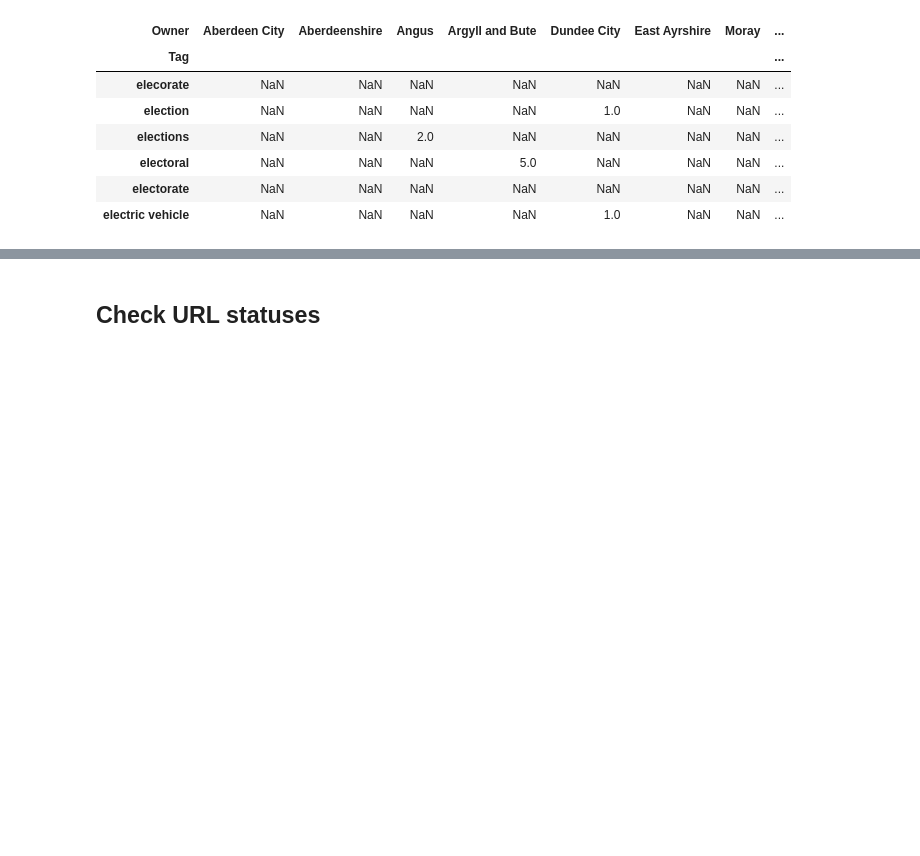
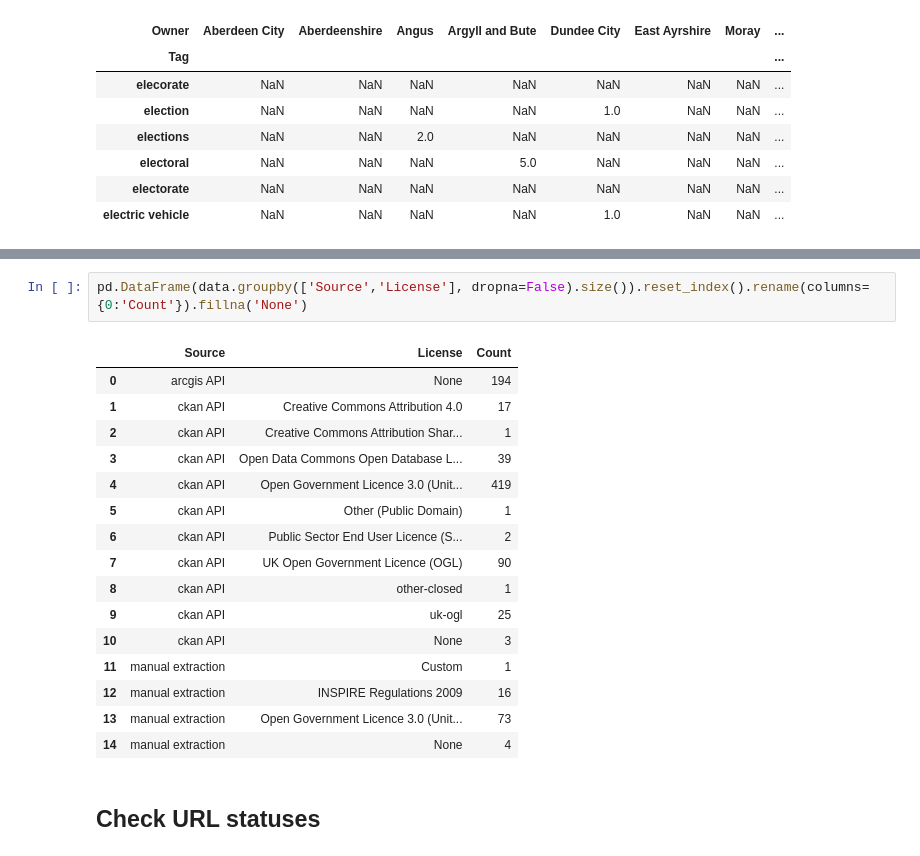
Before and after one commit to OpenDataScotland/the_od_bods, a Jupyter notebook: analytics/analytics.ipynb, the cells around one changed output, grey strips where cells are left out. Drawn from its saved outputs; the diff is of its cells as text; blank space fills up the shorter version.

```diff
--- a/analytics/analytics.ipynb
+++ b/analytics/analytics.ipynb
@@ -398,3 +414,22 @@ stats_d3.loc[elec_tag_list,:]
+# %%
+pd.DataFrame(data.groupby(['Source','License'], dropna=False).size()).reset_index().rename(columns={0:'Count'}).fillna('None')
+# %% [output]
+|  | Source | License | Count |
+| 0 | arcgis API | None | 194 |
+| 1 | ckan API | Creative Commons Attribution 4.0 | 17 |
+| 2 | ckan API | Creative Commons Attribution Shar... | 1 |
+| 3 | ckan API | Open Data Commons Open Database L... | 39 |
+| 4 | ckan API | Open Government Licence 3.0 (Unit... | 419 |
+| 5 | ckan API | Other (Public Domain) | 1 |
+| 6 | ckan API | Public Sector End User Licence (S... | 2 |
+| 7 | ckan API | UK Open Government Licence (OGL) | 90 |
+| 8 | ckan API | other-closed | 1 |
+| 9 | ckan API | uk-ogl | 25 |
+| 10 | ckan API | None | 3 |
+| 11 | manual extraction | Custom | 1 |
+| 12 | manual extraction | INSPIRE Regulations 2009 | 16 |
+| 13 | manual extraction | Open Government Licence 3.0 (Unit... | 73 |
+| 14 | manual extraction | None | 4 |
 # %% [markdown]
 
 ## Check URL statuses
```
Also changed, not shown: parts of 3 cells of this notebook.
